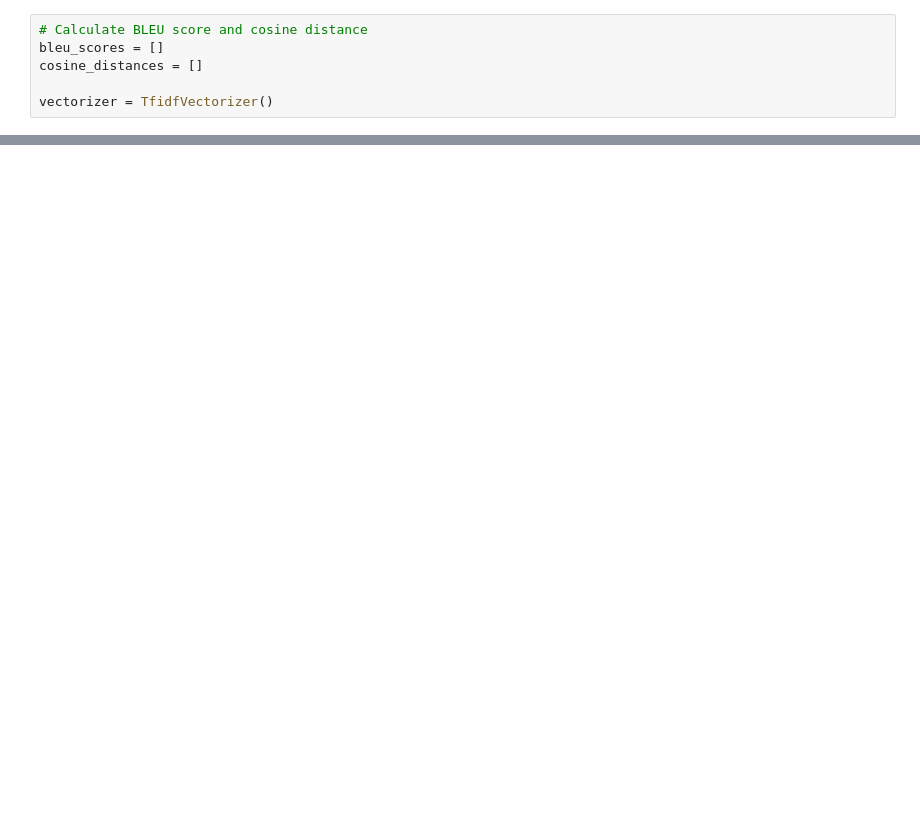
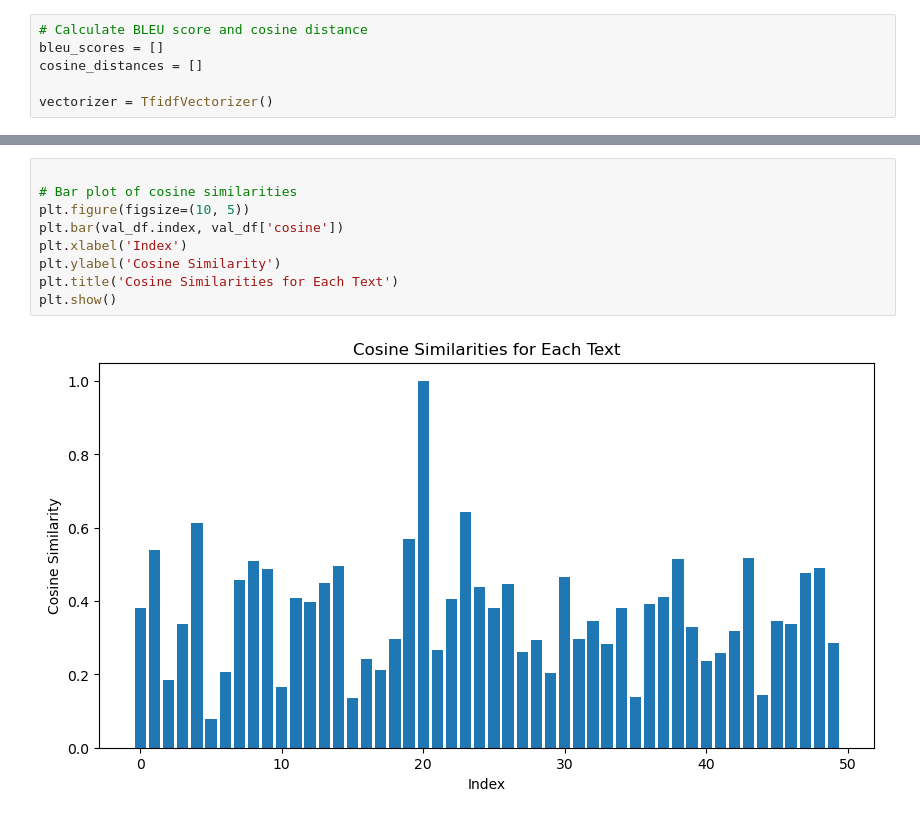
Before and after one commit to danish-sven/anlp-at2-gpt45, a Jupyter notebook: 1. Python Notebooks/evaluation.ipynb, the cells around one changed output, grey strips where cells are left out. Saved outputs shown, nothing was run; the diff lists cells and outputs as text; blank space fills up the shorter version.

```diff
--- a/1. Python Notebooks/evaluation.ipynb
+++ b/1. Python Notebooks/evaluation.ipynb
@@ -93,0 +164,11 @@ val_df.to_csv(val_gen)
+# %%
+
+# Bar plot of cosine similarities
+plt.figure(figsize=(10, 5))
+plt.bar(val_df.index, val_df['cosine'])
+plt.xlabel('Index')
+plt.ylabel('Cosine Similarity')
+plt.title('Cosine Similarities for Each Text')
+plt.show()
+# %% [output]
+[figure, added]
```
Also changed, not shown: parts of 11 cells of this notebook.
